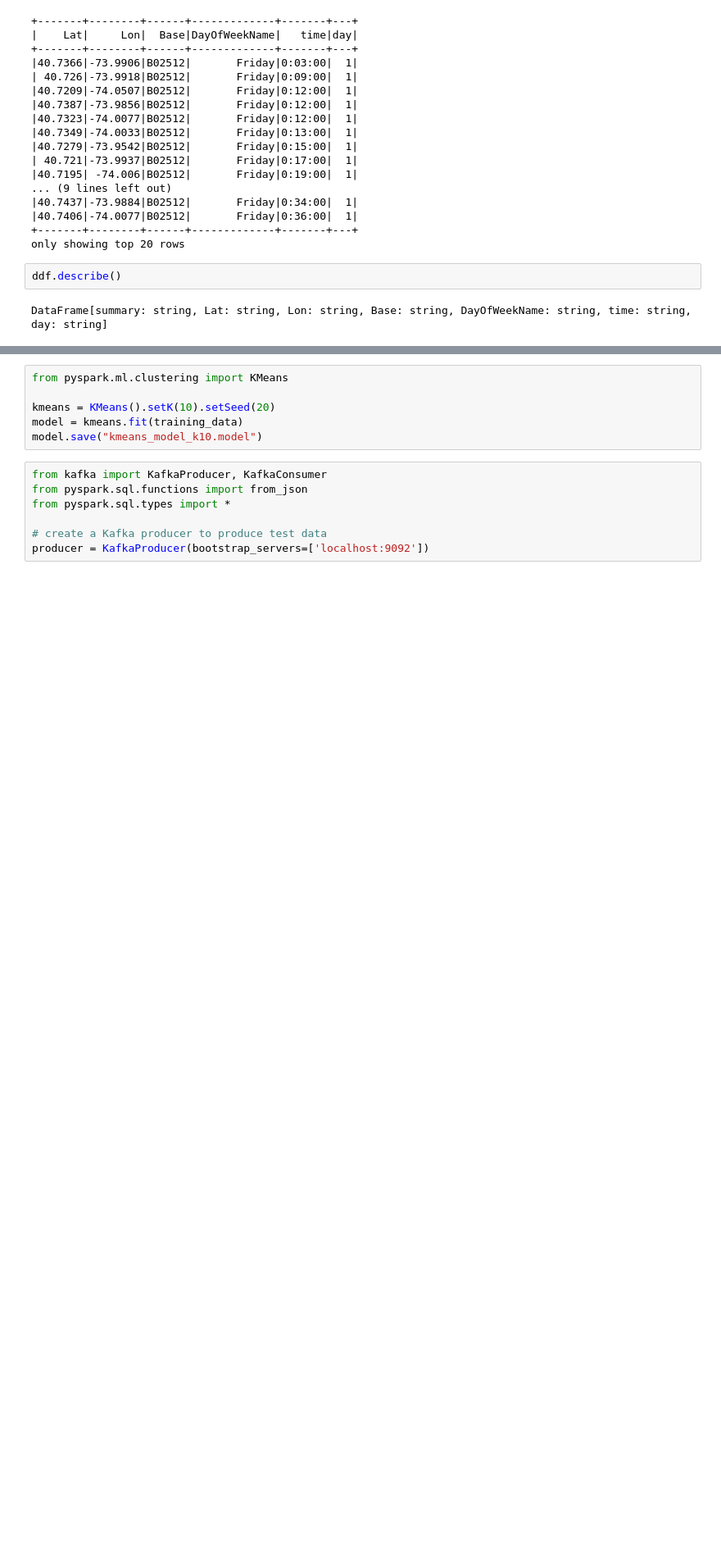
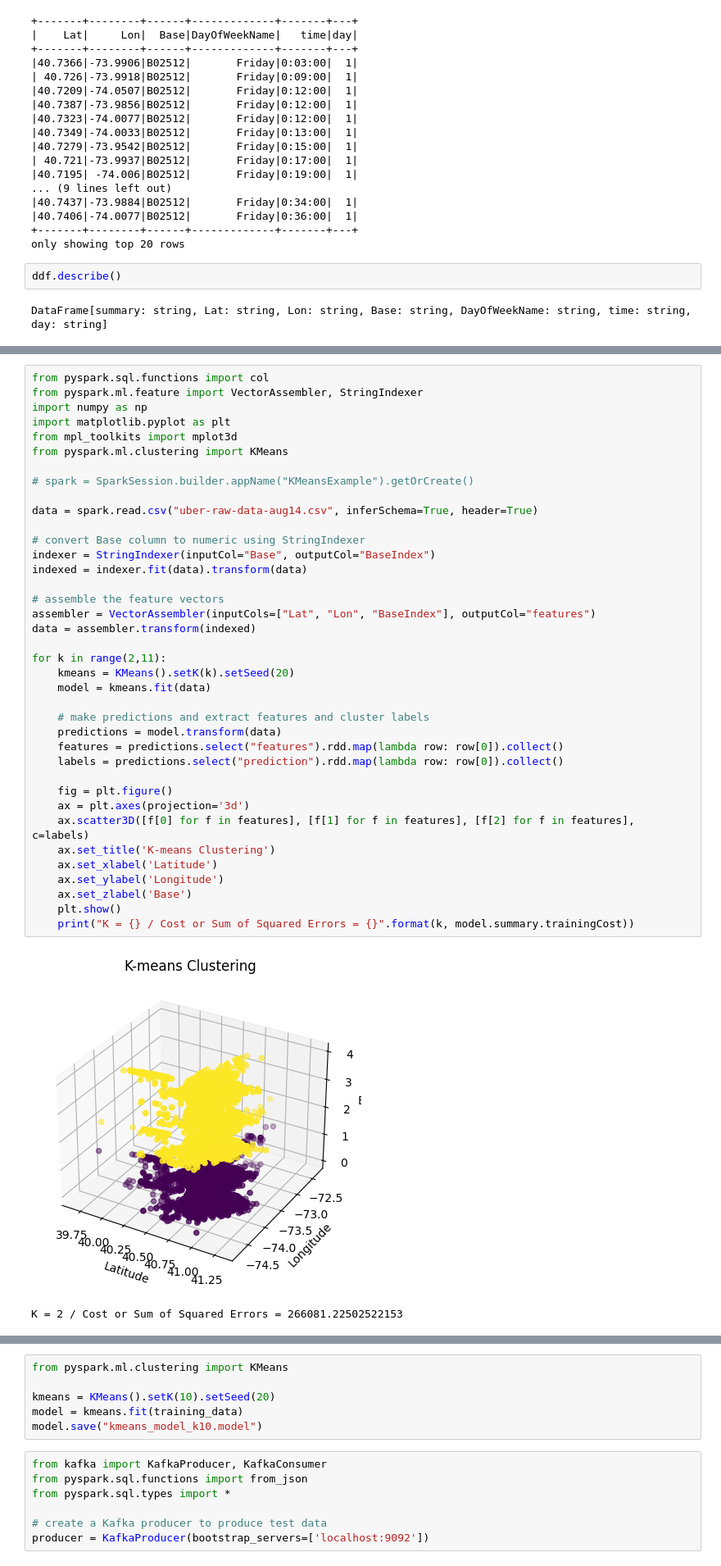
Before and after one commit to hosseinbahak/data-stream-in-pyspark, a Jupyter notebook: data-stream-cluster.ipynb, the cells around one changed output, grey strips where cells are left out. Shown at 82% size. Drawn from its saved outputs; the diff is of its cells as text; blank space fills up the shorter version.

Commit message:
3D plot added

```diff
--- a/data-stream-cluster.ipynb
+++ b/data-stream-cluster.ipynb
@@ -433,0 +432,41 @@ K = 7 / Cost or Sum of Squared Errors = 4079.2383496651655
+# %%
+from pyspark.sql.functions import col
+from pyspark.ml.feature import VectorAssembler, StringIndexer
+import numpy as np
+import matplotlib.pyplot as plt
+from mpl_toolkits import mplot3d
+from pyspark.ml.clustering import KMeans
+
+# spark = SparkSession.builder.appName("KMeansExample").getOrCreate()
+
+data = spark.read.csv("uber-raw-data-aug14.csv", inferSchema=True, header=True)
+
+# convert Base column to numeric using StringIndexer
+indexer = StringIndexer(inputCol="Base", outputCol="BaseIndex")
+indexed = indexer.fit(data).transform(data)
+
+# assemble the feature vectors
+assembler = VectorAssembler(inputCols=["Lat", "Lon", "BaseIndex"], outputCol="features")
+data = assembler.transform(indexed)
+
+for k in range(2,11):
+    kmeans = KMeans().setK(k).setSeed(20)
+    model = kmeans.fit(data)
+
+    # make predictions and extract features and cluster labels
+    predictions = model.transform(data)
+    features = predictions.select("features").rdd.map(lambda row: row[0]).collect()
+    labels = predictions.select("prediction").rdd.map(lambda row: row[0]).collect()
+
+    fig = plt.figure()
+    ax = plt.axes(projection='3d')
+    ax.scatter3D([f[0] for f in features], [f[1] for f in features], [f[2] for f in features], c=labels)
+    ax.set_title('K-means Clustering')
+    ax.set_xlabel('Latitude')
+    ax.set_ylabel('Longitude')
+    ax.set_zlabel('Base')
+    plt.show()
+    print("K = {} / Cost or Sum of Squared Errors = {}".format(k, model.summary.trainingCost))
+# %% [output]
+[figure, added]
+K = 2 / Cost or Sum of Squared Errors = 266081.22502522153
```
Also changed, not shown: parts of 10 cells of this notebook.
